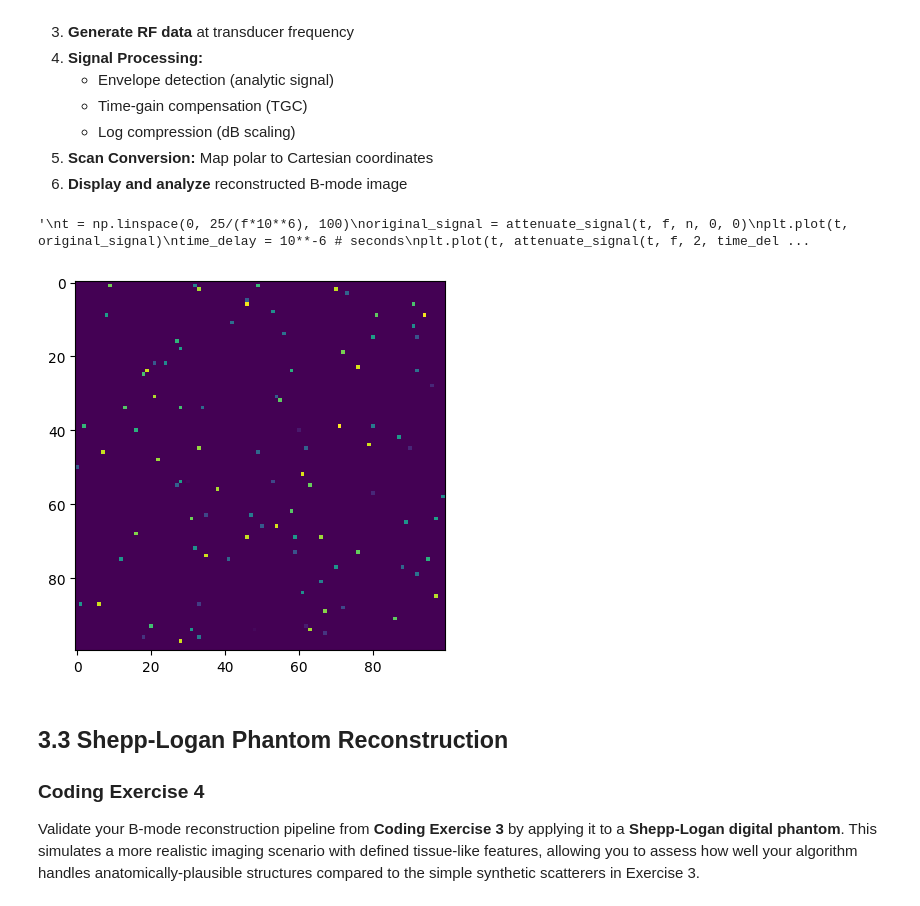
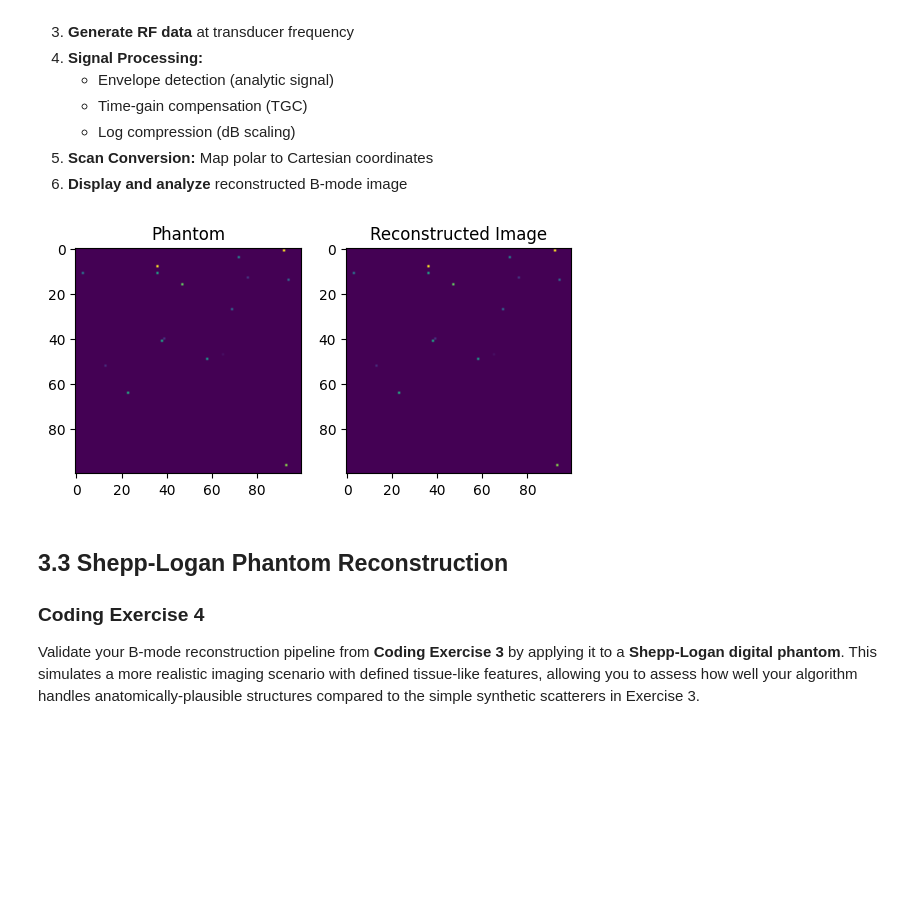
Before and after one commit to DeemDeem52/BMEN509-623_Deliverable_3, a Jupyter notebook: deliverable-03-starter.ipynb, the cells around one changed output. Cells and saved outputs as stored; diff of their text form; code cells hidden in the pictures; blank space fills up the shorter version.

```diff
--- a/deliverable-03-starter.ipynb
+++ b/deliverable-03-starter.ipynb
@@ -510,13 +510,11 @@ grid = np.zeros((100, 100))
     # each cell in the grid represents the distance to the point in cm
     # if distance = 0, then I will treat it as infinite (no echo)
 
-for i in range(random.randint(10, 100)):
+for i in range(random.randint(10, 30)):
     # generate some point scatterers at a random position with a random distance
-    # at least 10 and up to 100 may be generated
+    # at least 10 and up to 30 may be generated
     # random distance may be between 0 cm and 20 cm
     grid[random.randint(0, 99)][random.randint(0, 99)] = random.random()*20
-
-plt.imshow(grid)
 
 # TODO: Simulate RF echo data for each scanline
 f = 7.5 # MHz
@@ -535,48 +533,86 @@ def attenuate_signal(time_array, frequency_MHz, num_periods, time_delay, attenua
         if time > time_delay and time < (time_delay + num_periods/(frequency_MHz * 10**6)):
             output[i] += attenuation * np.sin(2*np.pi*(frequency_MHz * 10**6)*(t[i]+time_delay))
 
+    # print(output)
     return output
 
 def calculate_echo(time_array, frequency_MHz, num_periods, depth_cm):
     # average statistics for soft tissue
     c = 1540.0 # m/s
     alpha = 0.5 # dB / (cm * MHz)
 
     delay = 2 * (depth_cm/100) / c # convert cm to m first
 
     attenuation = -2 * alpha * depth_cm * frequency_MHz # dB
 
-    print(delay, attenuation)
+    # print(delay, attenuation)
 
     return attenuate_signal(time_array, frequency_MHz, num_periods, delay, attenuation)
 
+
 '''
-t = np.linspace(0, 25/(f*10**6), 100)
 original_signal = attenuate_signal(t, f, n, 0, 0)
-plt.plot(t, original_signal)
+plt.plot(t[0:500], original_signal[0:500])
 time_delay = 10**-6 # seconds
-plt.plot(t, attenuate_signal(t, f, 2, time_delay, -3))
-plt.plot(t, calculate_echo(t, f, 2, 0.12))
+plt.plot(t[0:500], attenuate_signal(t, f, 2, time_delay, -3)[0:500])
+plt.plot(t[0:500], calculate_echo(t, f, 2, 20)[0:500])
 plt.show()
 '''
 
+timestep = 0.0003/500000
+t = np.linspace(0, 0.0003, 500000)
+
+#echo_signals = np.zeros((grid.shape[0], grid.shape[1], t.size))
+signal_amplitudes = np.zeros((grid.shape))
+signal_times = np.zeros((grid.shape))
+
+for (x, y), dist in np.ndenumerate(grid):
+    if dist > 0:
+        received_signal = calculate_echo(t, f, n, dist)
+
 # TODO: Apply envelope detection to extract amplitude from RF signal
-# ...
+        signal_amplitudes[x][y] = max(received_signal)
+        signal_times[x][y] = np.nonzero(received_signal)[0][0] * timestep
 
 # TODO: Apply time-gain compensation (TGC)
-# ...
+c = 1540.0 # m/s
+alpha = 0.5 # dB / (cm * MHz)
+for (x, y), time in np.ndenumerate(signal_times):
+    if time > 0:
+        depth_cm = c * time / 2
+        required_gain = 2 * alpha * depth_cm * f # dB
+
+        signal_amplitudes[x][y] = signal_amplitudes[x][y] * 10**(required_gain/10)
 
 # TODO: Apply log compression (dB scale)
-# ...
+        signal_amplitudes[x][y] = -10*np.log10(signal_amplitudes[x][y])
 
 # TODO: Perform scan conversion (polar to Cartesian)
 # ...
 
 # TODO: Display and analyze reconstructed B-mode image
-# ...
+fig, (ax1, ax2) = plt.subplots(1, 2)
+
+ax1.imshow(grid)
+ax1.set_title("Phantom")
+
+ax2.imshow(signal_amplitudes)
+ax2.set_title("Reconstructed Image")
+
+plt.show()
+
+'''
+As we can see, the reconstructed image matches
+the phantom nearly exactly by being able to
+compensate for the attenuation losses with time
+in soft tissue. Note that this would likely be
+affected in real life by deviations in the speed
+of sound through different cells or tissues, and
+so would show speckle or other nonidealities.
+'''
+pass
 # %% [output]
-'\nt = np.linspace(0, 25/(f*10**6), 100)\noriginal_signal = attenuate_signal(t, f, n, 0, 0)\nplt.plot(t, original_signal)\ntime_delay = 10**-6 # seconds\nplt.plot(t, attenuate_signal(t, f, 2, time_del ...
-[figure, old version]
+[figure, new version]
 # %% [markdown]
 ## 3.3 Shepp-Logan Phantom Reconstruction
 
```
